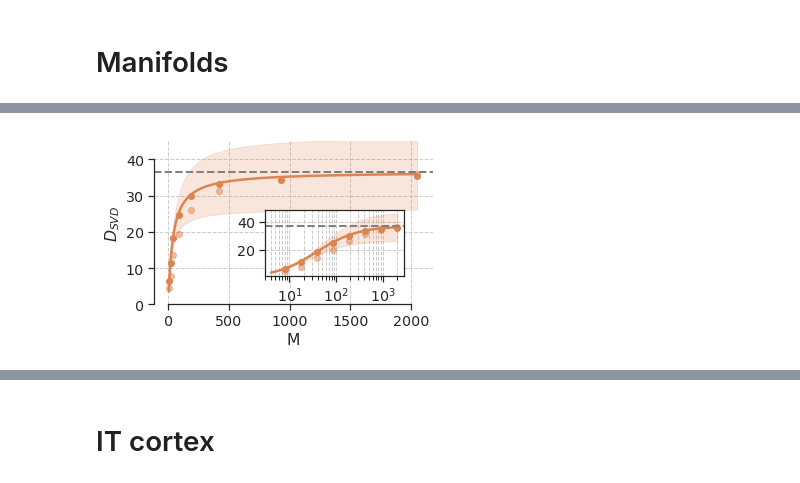
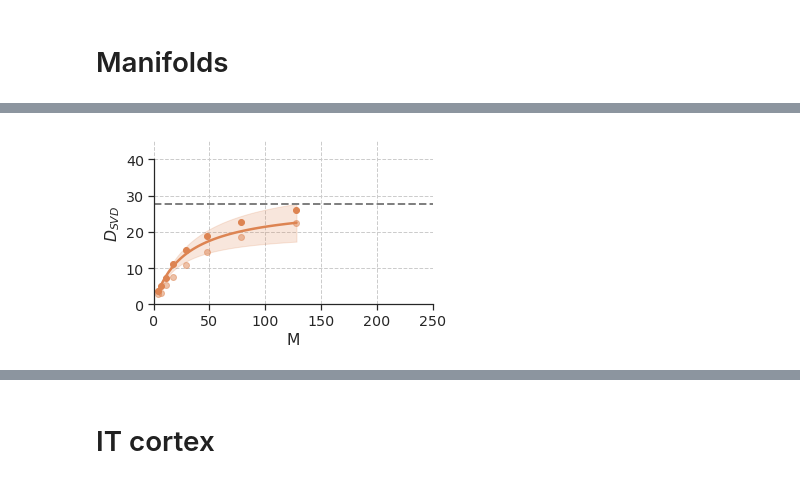
Before and after one commit to bsorsch/geometry-fewshot-learning, a Jupyter notebook: Compressed sensing.ipynb, the cells around one changed output, grey strips where cells are left out. Drawn from its saved outputs; the diff is of its cells as text; code cells hidden in the pictures.

```diff
--- a/Compressed sensing.ipynb
+++ b/Compressed sensing.ipynb
@@ -133,10 +133,12 @@ for manifold in manifolds_load[:100]:
     manifolds.append(manifold[:P])
 manifolds = np.stack(manifolds)
 # %%
-m = 1
+m = 5
 N = 2048
 K = manifolds.shape[0]
 Ms = np.logspace(3,11,8,base=2)
+# Ms = np.logspace(2,7,8,base=2)
+
 n_avg = 20
 Dsvds = []
 SNRs = []
@@ -183,47 +188,50 @@ Ds0_proj = (Ms[-1]*Dsvds_proj[-1]-1)/ (Ms[-1]-Dsvds_proj[-1])
 # %%
 from mpl_toolkits.axes_grid1.inset_locator import inset_axes
 
 fig, ax = plt.subplots(figsize=(5,3))
-Ms = np.logspace(2,11,100, base=2)
+# Ms = np.logspace(2,11,100, base=2)
+Ms = np.logspace(2,7,100, base=2)
 Ds_pred = Ds0 / (1+Ds0/Ms[:,None])
 plt.plot(Ms, Ds_pred.mean(1),c='C1');
 plt.fill_between(Ms, Ds_pred.mean(1)+Ds_pred.std(1),Ds_pred.mean(1)-Ds_pred.std(1),
                 alpha=0.2,color='C1');
 
-Ms = np.logspace(3,11,8,base=2)
+# Ms = np.logspace(3,11,8,base=2)
+Ms = np.logspace(2,7,8, base=2)
 plt.scatter(Ms, Dsvds_proj.mean(-1),c='C1', label='Random projection')
 plt.scatter(Ms, Dsvds.mean(-1),c='C1', alpha=0.5, label='Random sampling')
 
 plt.axhline(Ds0.mean(), c='grey', linestyle='dashed', linewidth=2)
 # plt.xscale('log')
 plt.grid(True, which='both',ls='--')
 plt.xlabel('M')
 plt.ylabel(r'$D_{SVD}$')
+plt.xlim([0,250])
 plt.ylim([0,45])
 sns.despine(trim=True)
 
-# Inset
-axins = inset_axes(ax, width="50%", height="40%",loc=4, borderpad=2)
-Ms = np.logspace(2,11,100, base=2)
-Ds_pred = Ds0 / (1+Ds0/Ms[:,None])
-plt.plot(Ms, Ds_pred.mean(1), c='C1');
-plt.fill_between(Ms, Ds_pred.mean(1)+Ds_pred.std(1),Ds_pred.mean(1)-Ds_pred.std(1),
-                alpha=0.2,color='C1');
+# # Inset
+# axins = inset_axes(ax, width="50%", height="40%",loc=4, borderpad=2)
+# Ms = np.logspace(2,11,100, base=2)
+# Ds_pred = Ds0 / (1+Ds0/Ms[:,None])
+# plt.plot(Ms, Ds_pred.mean(1), c='C1');
+# plt.fill_between(Ms, Ds_pred.mean(1)+Ds_pred.std(1),Ds_pred.mean(1)-Ds_pred.std(1),
+#                 alpha=0.2,color='C1');
 
-Ms = np.logspace(3,11,8,base=2)
-plt.scatter(Ms, Dsvds_proj.mean(-1),c='C1', )
-plt.scatter(Ms, Dsvds.mean(-1),c='C1', alpha=0.5)
+# Ms = np.logspace(3,11,8,base=2)
+# plt.scatter(Ms, Dsvds_proj.mean(-1),c='C1', )
+# plt.scatter(Ms, Dsvds.mean(-1),c='C1', alpha=0.5)
 
 
-plt.axhline(Ds0.mean(), c='grey', linestyle='dashed', linewidth=2)
-plt.xscale('log')
-plt.grid(True, which='both',ls='--')
+# plt.axhline(Ds0.mean(), c='grey', linestyle='dashed', linewidth=2)
+# plt.xscale('log')
+# plt.grid(True, which='both',ls='--')
 # sns.despine(trim=True)
 
 
-plt.savefig('images/random_proj_D.pdf')
+# plt.savefig('images/random_proj_D.pdf')
 # %% [output]
-[figure, old version]
+[figure, new version]
 # %%
 from scipy.special import erfinv
 def Hinv(z):
```
Also changed, not shown: parts of 6 cells of this notebook, 2 other files.
